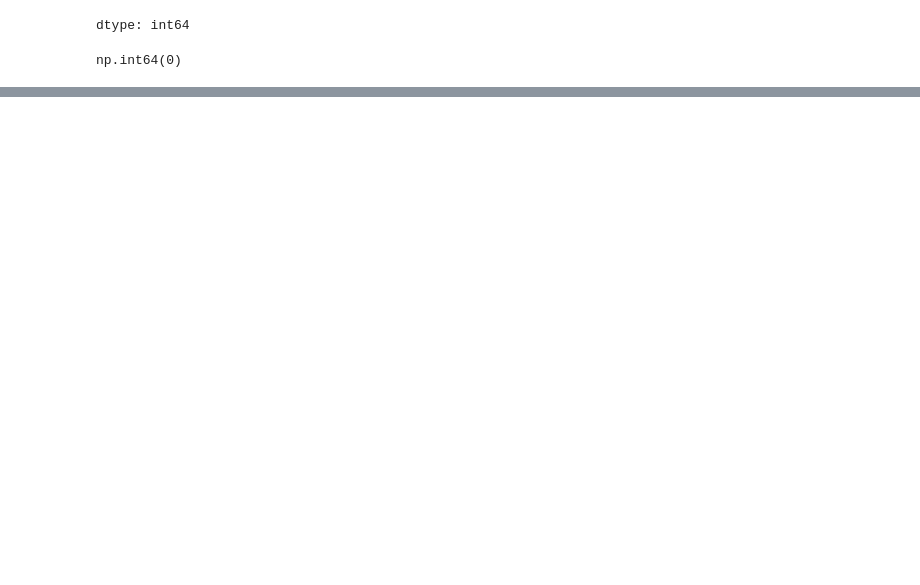
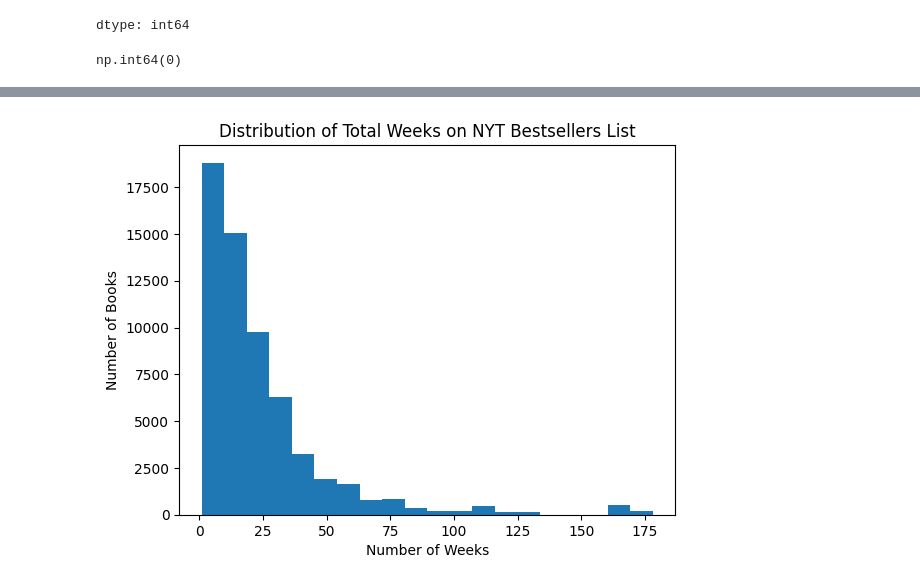
Before and after one commit to mnguyen175/DRSP-2026-Maryan-Nguyen-, a Jupyter notebook: DRSP_Final_Project_2026_Maryan_Nguyen.ipynb, the cells around one changed output, grey strips where cells are left out. Cells and saved outputs as stored; diff of their text form; code cells hidden in the pictures; blank space fills up the shorter version.

```diff
--- a/DRSP_Final_Project_2026_Maryan_Nguyen.ipynb
+++ b/DRSP_Final_Project_2026_Maryan_Nguyen.ipynb
@@ -128,0 +146,9 @@ plt.barh(top_books['title'], top_books['total_weeks'])
+# %%
+plt.hist(df['total_weeks'], bins=20)
+
+plt.title('Distribution of Total Weeks on NYT Bestsellers List')
+plt.xlabel('Number of Weeks')
+plt.ylabel('Number of Books')
+plt.show()
+# %% [output]
+[figure, added]
```
Also changed, not shown: parts of 9 cells of this notebook.
